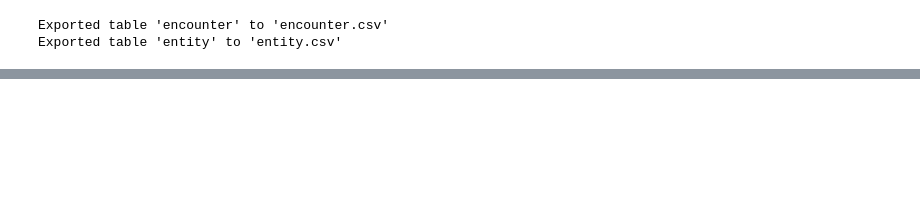
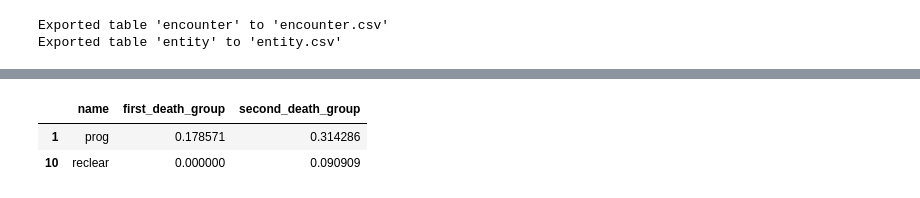
Before and after one commit to FunFighter/lost-ark-dps-log-parsing, a Jupyter notebook: death.ipynb, the cells around one changed output, grey strips where cells are left out. Cells and saved outputs as stored; diff of their text form; code cells hidden in the pictures; blank space fills up the shorter version.

```diff
--- a/death.ipynb
+++ b/death.ipynb
@@ -154,0 +222,7 @@ parse_first_second_groups(reclear_data)
+# %%
+prog_results.loc[prog_results['name'] == 'Chickenwings','name'] = 'prog'
+reclear_results.loc[reclear_results['name'] == 'Chickenwings','name'] = 'reclear'
+mergered_single = prog_results.merge(reclear_results,on='name',how='outer')
+mergered_single = mergered_single[mergered_single['name'].str.contains('prog|reclear')]
+# removing 1 for clear pull
+mergered_single['total_pulls'] = [(prog_data['encounter_id'].nunique() - 1),(reclear_data['encounter_id'].nunique()-1)]
@@ -154,0 +248,6 @@ parse_first_second_groups(reclear_data)
+# %%
+mergered_single
+# %% [output]
+|  | name | first_death_group | second_death_group |
+| 1 | prog | 0.178571 | 0.314286 |
+| 10 | reclear | 0.000000 | 0.090909 |
```
Also changed, not shown: parts of 12 cells of this notebook.
